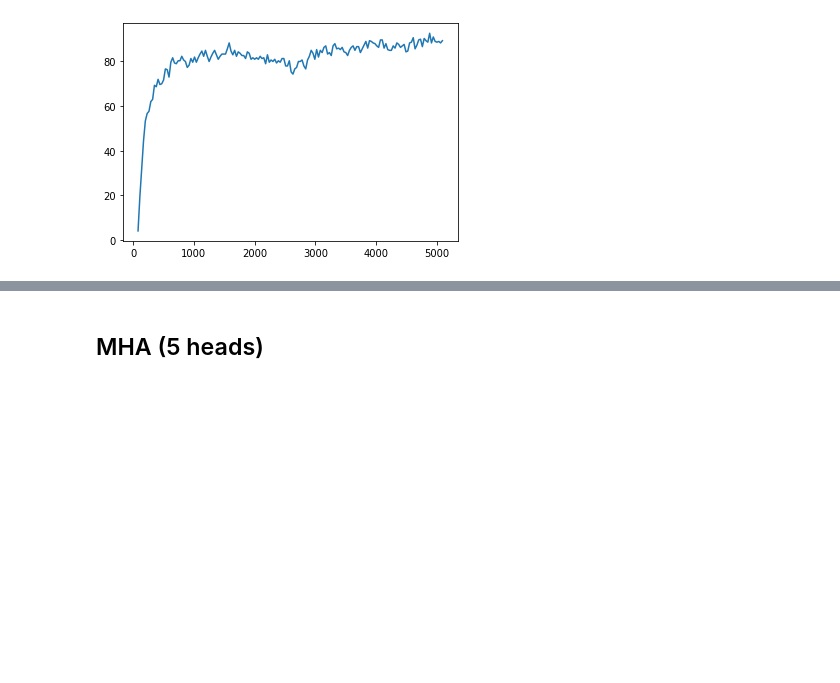
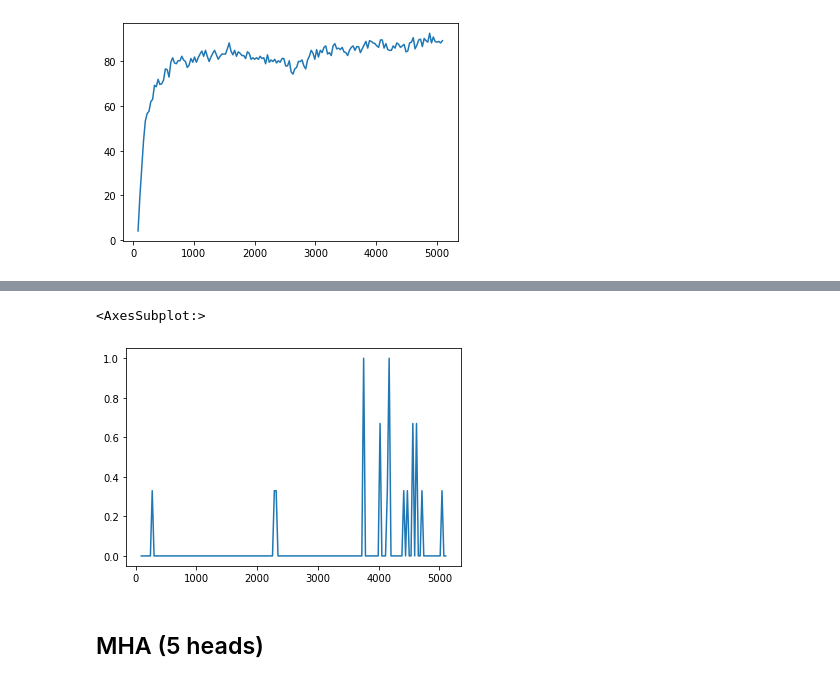
Before and after one commit to ralphscheu/xvector_laryngectomy, a Jupyter notebook: notebooks/plot_training_stats_from_log.ipynb, the cells around one changed output, grey strips where cells are left out. Saved outputs shown, nothing was run; the diff lists cells and outputs as text; code cells hidden in the pictures; blank space fills up the shorter version.

```diff
--- a/notebooks/plot_training_stats_from_log.ipynb
+++ b/notebooks/plot_training_stats_from_log.ipynb
@@ -31,3 +39,8 @@ stats_baseline['valid_acc']['valid_acc'].plot()
+# %%
+stats_mha['valid_acc']['valid_acc'].plot()
+# %% [output]
+<AxesSubplot:>
+[figure, added]
 # %% [markdown]
 ## MHA (5 heads)
 # %%
```
Also changed, not shown: parts of 7 cells of this notebook, 4 other files.
